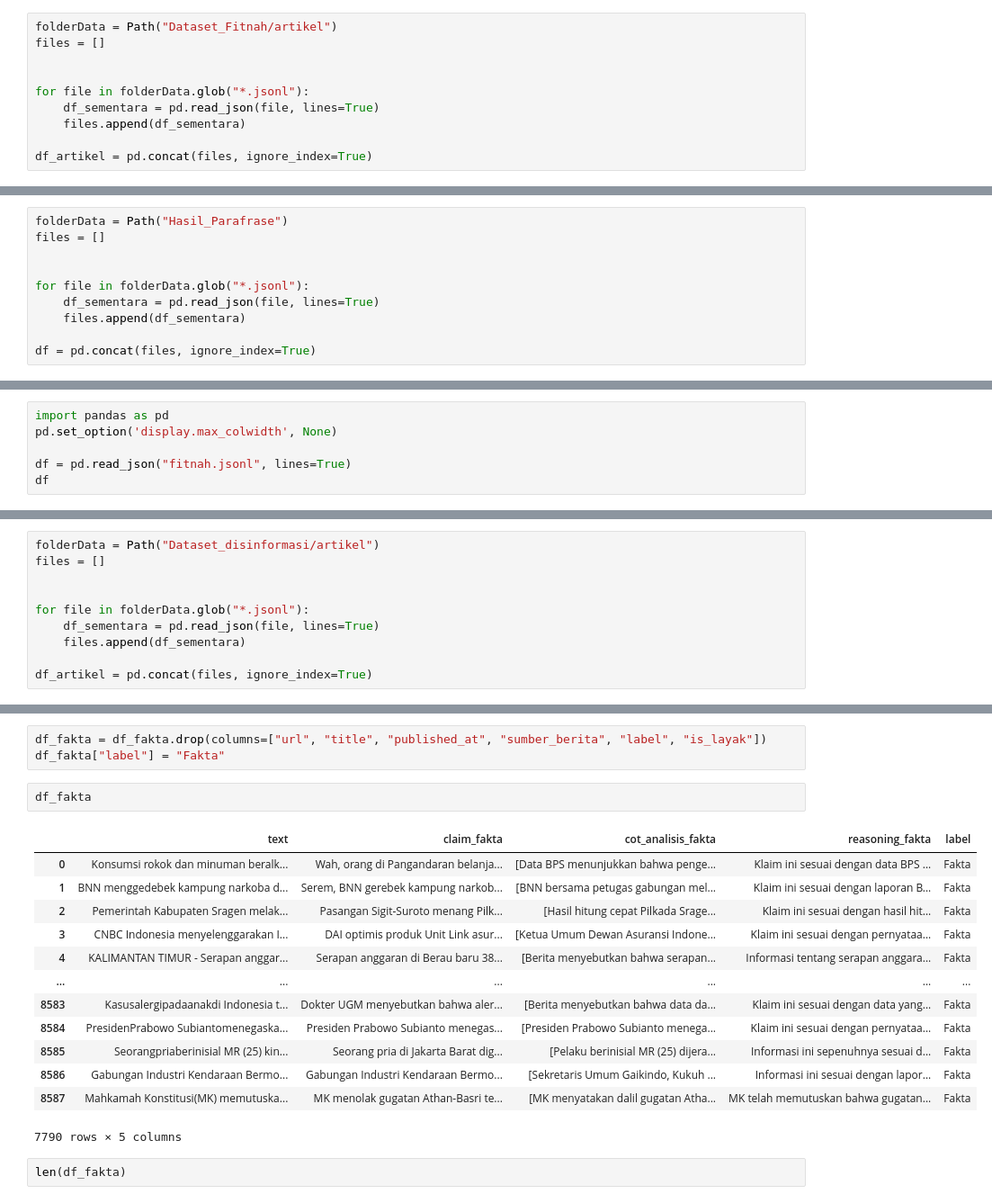
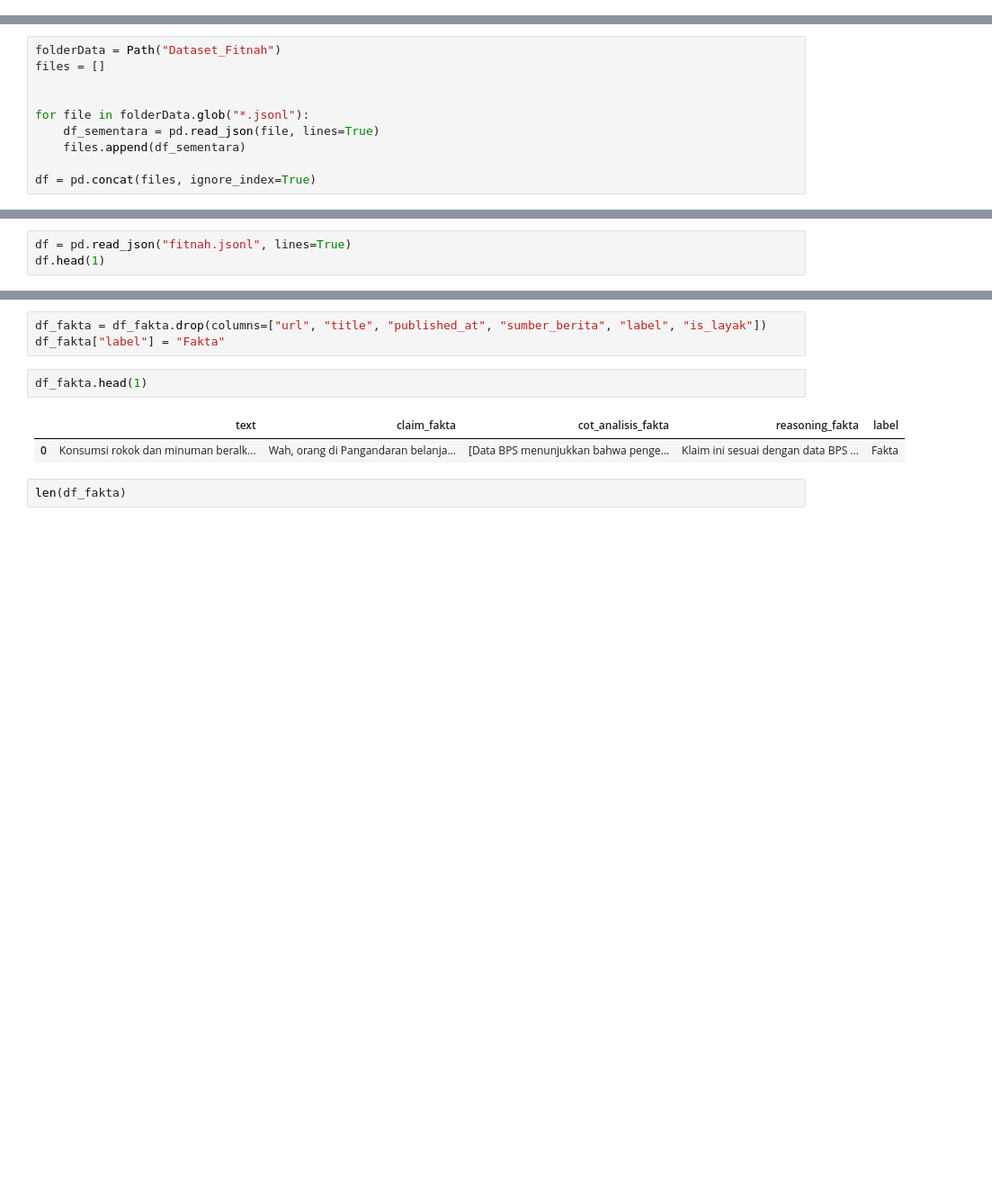
Before and after one commit to imdipo/capstone-AITF-komdigi, a Jupyter notebook: SFT/SFT.ipynb, the cells around one changed output, grey strips where cells are left out. Shown at 90% size. Cells and saved outputs as stored; diff of their text form; blank space fills up the shorter version.

```diff
--- a/SFT/SFT.ipynb
+++ b/SFT/SFT.ipynb
@@ -62,10 +60,0 @@ instructiones = [
-# %%
-folderData = Path("Dataset_Fitnah/artikel")
-files = []
-
-
-for file in folderData.glob("*.jsonl"):
-    df_sementara = pd.read_json(file, lines=True)
-    files.append(df_sementara)
-
-df_artikel = pd.concat(files, ignore_index=True)
@@ -110,5 +61,5 @@ df_artikel[df_artikel["is_layak"]==1]
 # %%
-folderData = Path("Hasil_Parafrase")
+folderData = Path("Dataset_Fitnah")
 files = []
 
 
@@ -238,8 +195,5 @@ Berhasil membuat 7212 data dengan konteks berita di fitnah.jsonl
 # %%
-import pandas as pd
-pd.set_option('display.max_colwidth', None)
-
 df = pd.read_json("fitnah.jsonl", lines=True)
-df
+df.head(1)
 # %% [output]
 |  | instruction | input | output |
@@ -264,12 +201,2 @@ print(len(text))
 # %% [markdown]
 # Disinformasi
-# %%
-folderData = Path("Dataset_disinformasi/artikel")
-files = []
-
-
-for file in folderData.glob("*.jsonl"):
-    df_sementara = pd.read_json(file, lines=True)
-    files.append(df_sementara)
-
-df_artikel = pd.concat(files, ignore_index=True)
@@ -436,21 +329,10 @@ df_fakta = df[df["is_layak"]==1]
 df_fakta = df_fakta.drop(columns=["url", "title", "published_at", "sumber_berita", "label", "is_layak"])
 df_fakta["label"] = "Fakta"
 # %%
-df_fakta
+df_fakta.head(1)
 # %% [output]
 |  | text | claim_fakta | cot_analisis_fakta | reasoning_fakta | label |
 | 0 | Konsumsi rokok dan minuman beralk... | Wah, orang di Pangandaran belanja... | [Data BPS menunjukkan bahwa penge... | Klaim ini sesuai dengan data BPS ... | Fakta |
-| 1 | BNN menggedebek kampung narkoba d... | Serem, BNN gerebek kampung narkob... | [BNN bersama petugas gabungan mel... | Klaim ini sesuai dengan laporan B... | Fakta |
-| 2 | Pemerintah Kabupaten Sragen melak... | Pasangan Sigit-Suroto menang Pilk... | [Hasil hitung cepat Pilkada Srage... | Klaim ini sesuai dengan hasil hit... | Fakta |
-| 3 | CNBC Indonesia menyelenggarakan I... | DAI optimis produk Unit Link asur... | [Ketua Umum Dewan Asuransi Indone... | Klaim ini sesuai dengan pernyataa... | Fakta |
-| 4 | KALIMANTAN TIMUR - Serapan anggar... | Serapan anggaran di Berau baru 38... | [Berita menyebutkan bahwa serapan... | Informasi tentang serapan anggara... | Fakta |
-| ... | ... | ... | ... | ... | ... |
-| 8583 | Kasusalergipadaanakdi Indonesia t... | Dokter UGM menyebutkan bahwa aler... | [Berita menyebutkan bahwa data da... | Klaim ini sesuai dengan data yang... | Fakta |
-| 8584 | PresidenPrabowo Subiantomenegaska... | Presiden Prabowo Subianto menegas... | [Presiden Prabowo Subianto menega... | Klaim ini sesuai dengan pernyataa... | Fakta |
-| 8585 | Seorangpriaberinisial MR (25) kin... | Seorang pria di Jakarta Barat dig... | [Pelaku berinisial MR (25) dijera... | Informasi ini sepenuhnya sesuai d... | Fakta |
-| 8586 | Gabungan Industri Kendaraan Bermo... | Gabungan Industri Kendaraan Bermo... | [Sekretaris Umum Gaikindo, Kukuh ... | Informasi ini sesuai dengan lapor... | Fakta |
-| 8587 | Mahkamah Konstitusi(MK) memutuska... | MK menolak gugatan Athan-Basri te... | [MK menyatakan dalil gugatan Atha... | MK telah memutuskan bahwa gugatan... | Fakta |
-7790 rows × 5 columns
 # %%
 len(df_fakta)
 # %% [output]
```
Also changed, not shown: parts of 58 cells of this notebook.
